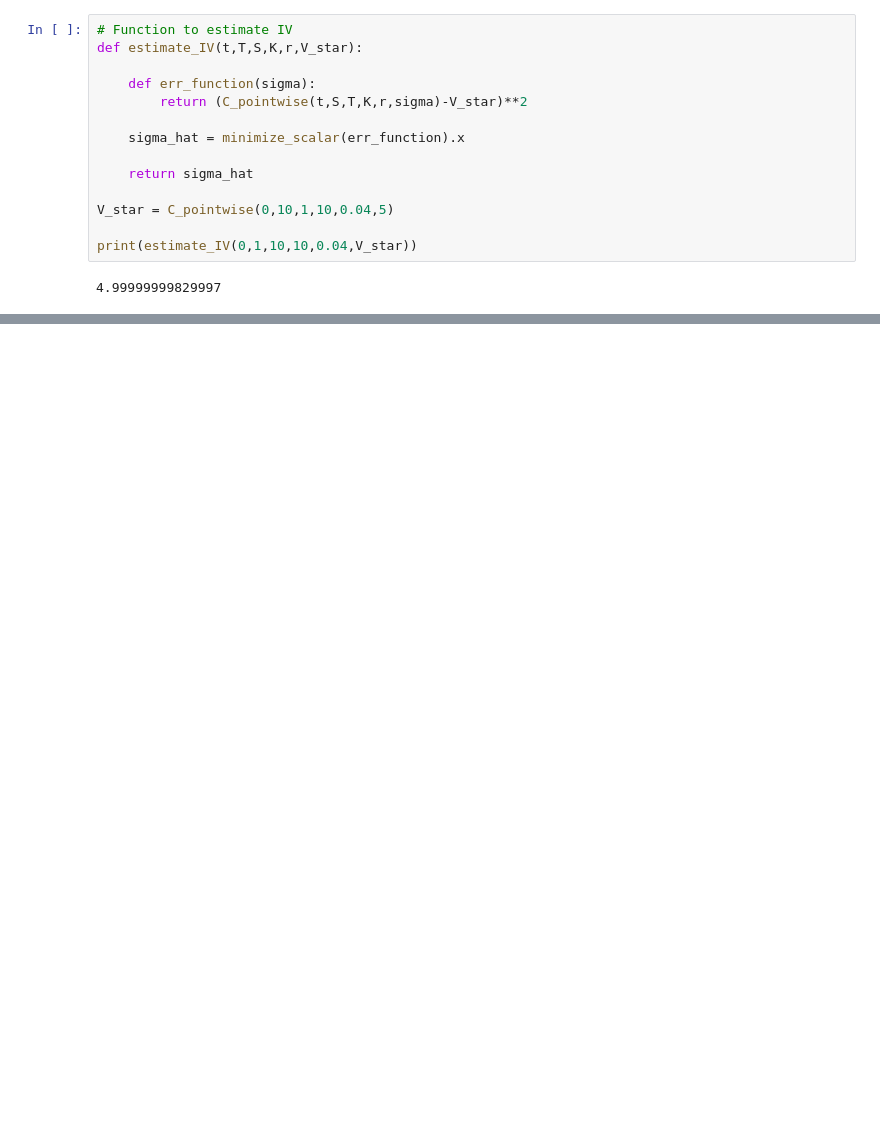
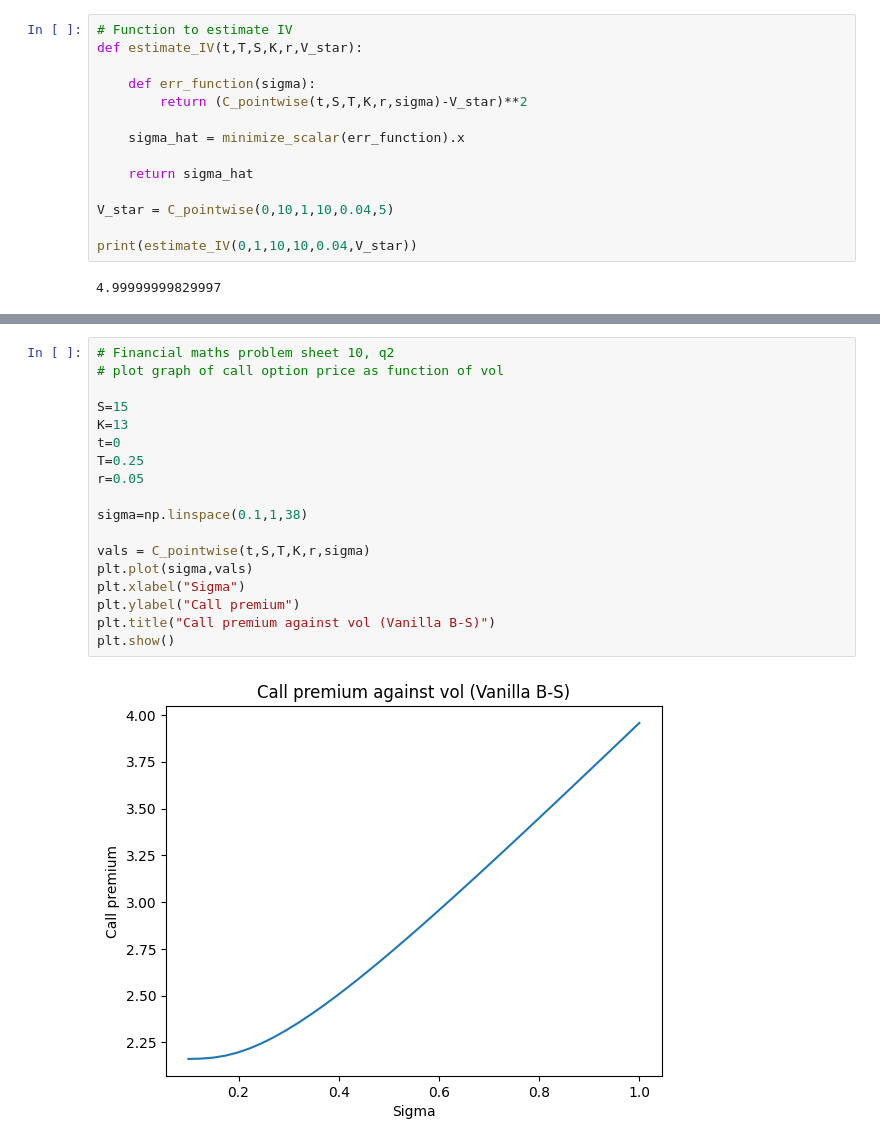
Before and after one commit to jgacton/MATH32200-Undergraduate-Dissertation, a Jupyter notebook: Code/Black-Scholes.ipynb, the cells around one changed output, grey strips where cells are left out. Saved outputs shown, nothing was run; the diff lists cells and outputs as text; blank space fills up the shorter version.

```diff
--- a/Code/Black-Scholes.ipynb
+++ b/Code/Black-Scholes.ipynb
@@ -180,0 +181,20 @@ plt.show()
+# %%
+# Financial maths problem sheet 10, q2
+# plot graph of call option price as function of vol
+
+S=15
+K=13
+t=0
+T=0.25
+r=0.05
+
+sigma=np.linspace(0.1,1,38)
+
+vals = C_pointwise(t,S,T,K,r,sigma)
+plt.plot(sigma,vals)
+plt.xlabel("Sigma")
+plt.ylabel("Call premium")
+plt.title("Call premium against vol (Vanilla B-S)")
+plt.show()
+# %% [output]
+[figure, added]
```
Also changed, not shown: parts of 4 cells of this notebook, 5 other files.
